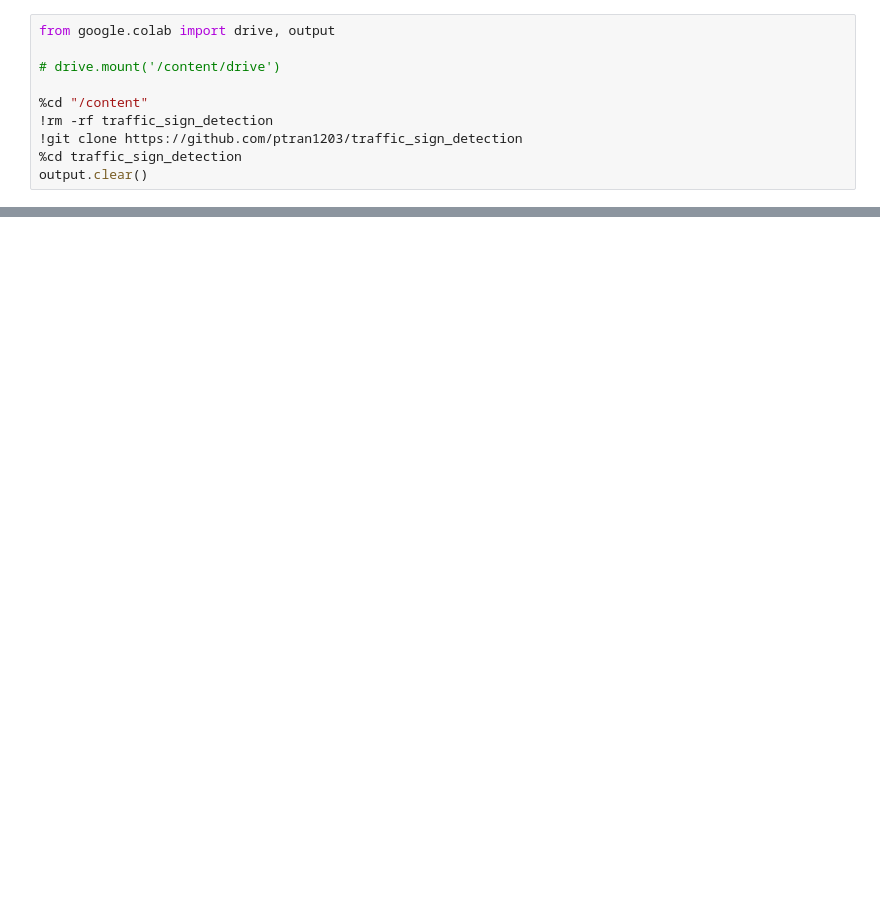
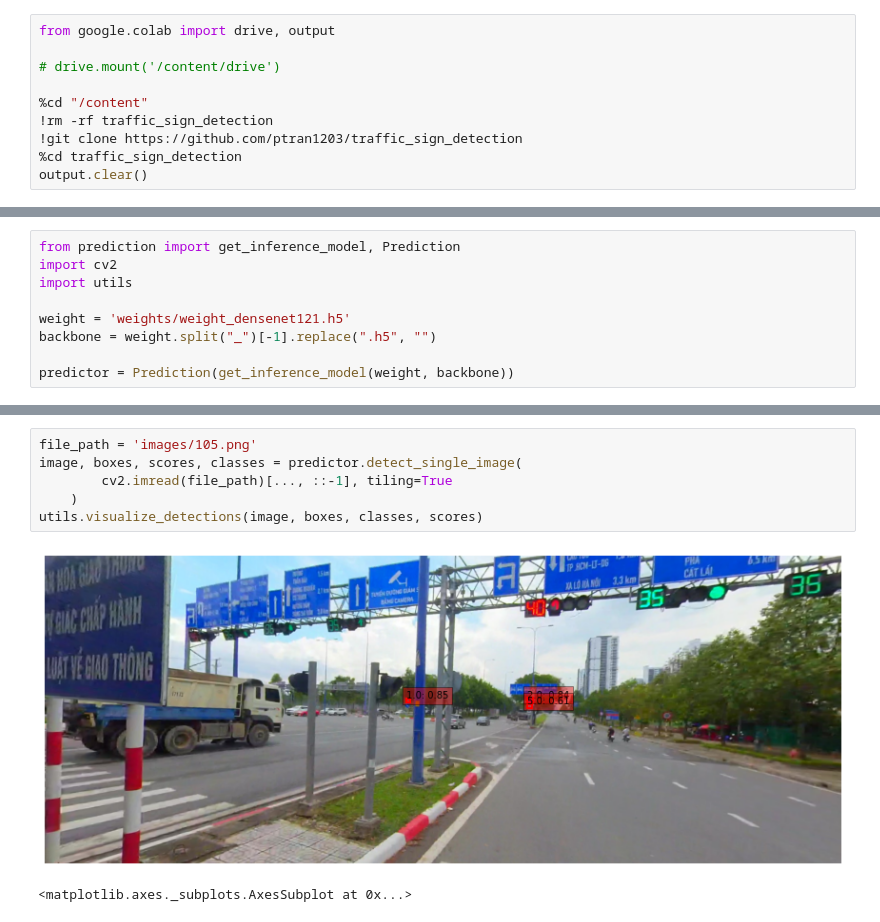
Before and after one commit to ptran1203/traffic_sign_detection, a Jupyter notebook: traffic_signs_detection.ipynb, the cells around one changed output, grey strips where cells are left out. Saved outputs shown, nothing was run; the diff lists cells and outputs as text; blank space fills up the shorter version.

```diff
--- a/traffic_signs_detection.ipynb
+++ b/traffic_signs_detection.ipynb
@@ -39,0 +31,9 @@ Requirement already satisfied, skipping upgrade: idna<3,>=2.5 in /usr/local/lib/
+# %%
+from prediction import get_inference_model, Prediction
+import cv2
+import utils
+
+weight = 'weights/weight_densenet121.h5'
+backbone = weight.split("_")[-1].replace(".h5", "")
+
+predictor = Prediction(get_inference_model(weight, backbone))
@@ -39,0 +43,9 @@ Requirement already satisfied, skipping upgrade: idna<3,>=2.5 in /usr/local/lib/
+# %%
+file_path = 'images/105.png'
+image, boxes, scores, classes = predictor.detect_single_image(
+        cv2.imread(file_path)[..., ::-1], tiling=True
+    )
+utils.visualize_detections(image, boxes, classes, scores)
+# %% [output]
+[figure, added]
+<matplotlib.axes._subplots.AxesSubplot at 0x...>
```
Also changed, not shown: parts of 7 cells of this notebook.
